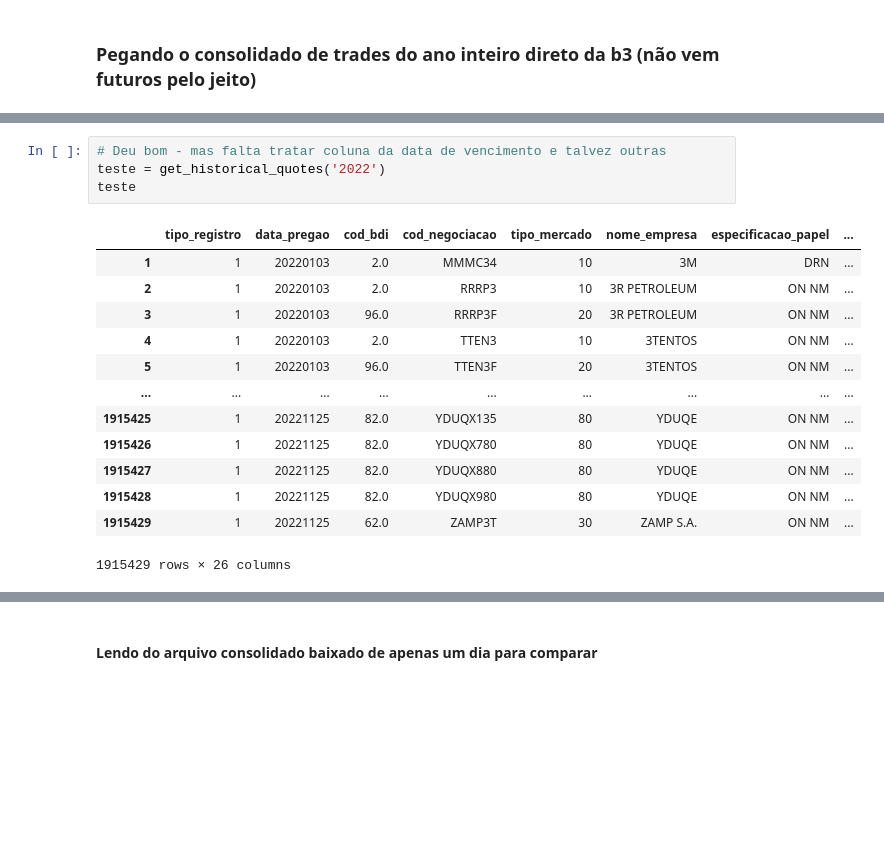
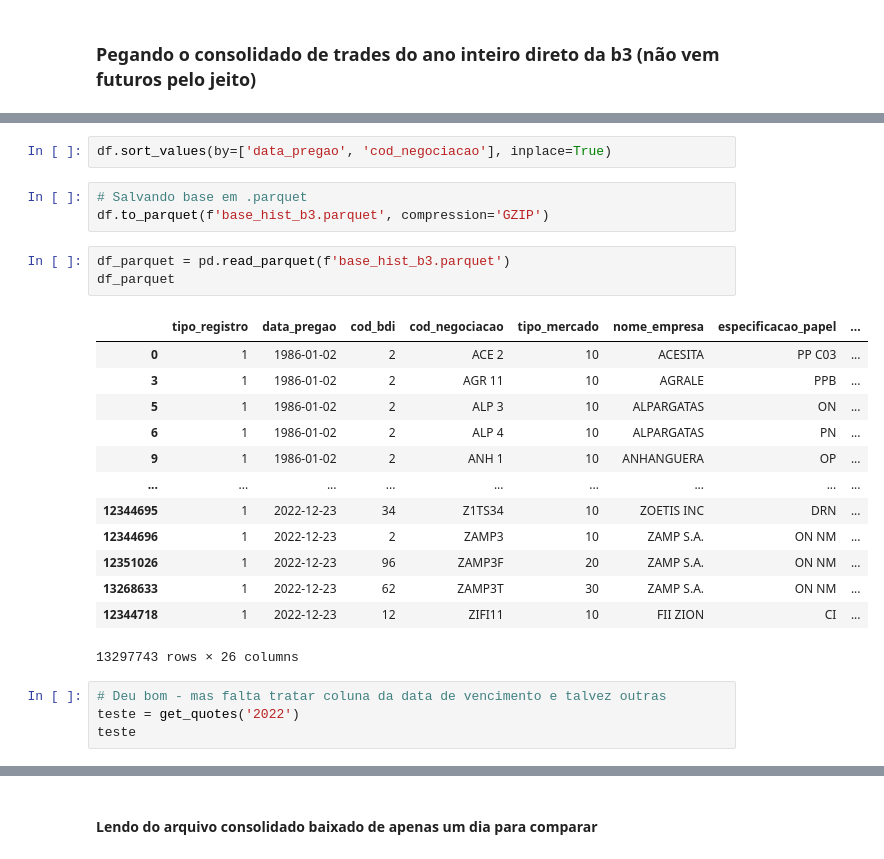
Before and after one commit to k-marcelino/B3, a Jupyter notebook: cotacoeshistoricas_b3/historical_quotes.ipynb, the cells around one changed output, grey strips where cells are left out. Saved outputs shown, nothing was run; the diff lists cells and outputs as text; blank space fills up the shorter version.

```diff
--- a/cotacoeshistoricas_b3/historical_quotes.ipynb
+++ b/cotacoeshistoricas_b3/historical_quotes.ipynb
@@ -29,21 +93,29 @@ def get_historical_quotes(year):
+# %%
+df.sort_values(by=['data_pregao', 'cod_negociacao'], inplace=True)
+# %%
+# Salvando base em .parquet
+df.to_parquet(f'base_hist_b3.parquet', compression='GZIP')
+# %%
+df_parquet = pd.read_parquet(f'base_hist_b3.parquet')
+df_parquet
+# %% [output]
+|  | tipo_registro | data_pregao | cod_bdi | cod_negociacao | tipo_mercado | nome_empresa | especificacao_papel | ... |
+| 0 | 1 | 1986-01-02 | 2 | ACE 2 | 10 | ACESITA | PP C03 | ... |
+| 3 | 1 | 1986-01-02 | 2 | AGR 11 | 10 | AGRALE | PPB | ... |
+| 5 | 1 | 1986-01-02 | 2 | ALP 3 | 10 | ALPARGATAS | ON | ... |
+| 6 | 1 | 1986-01-02 | 2 | ALP 4 | 10 | ALPARGATAS | PN | ... |
+| 9 | 1 | 1986-01-02 | 2 | ANH 1 | 10 | ANHANGUERA | OP | ... |
+| ... | ... | ... | ... | ... | ... | ... | ... | ... |
+| 12344695 | 1 | 2022-12-23 | 34 | Z1TS34 | 10 | ZOETIS INC | DRN | ... |
+| 12344696 | 1 | 2022-12-23 | 2 | ZAMP3 | 10 | ZAMP S.A. | ON NM | ... |
+| 12351026 | 1 | 2022-12-23 | 96 | ZAMP3F | 20 | ZAMP S.A. | ON NM | ... |
+| 13268633 | 1 | 2022-12-23 | 62 | ZAMP3T | 30 | ZAMP S.A. | ON NM | ... |
+| 12344718 | 1 | 2022-12-23 | 12 | ZIFI11 | 10 | FII ZION | CI | ... |
+13297743 rows × 26 columns
 # %%
 # Deu bom - mas falta tratar coluna da data de vencimento e talvez outras
-teste = get_historical_quotes('2022')
+teste = get_quotes('2022')
 teste
-# %% [output]
-|  | tipo_registro | data_pregao | cod_bdi | cod_negociacao | tipo_mercado | nome_empresa | especificacao_papel | ... |
-| 1 | 1 | 20220103 | 2.0 | MMMC34 | 10 | 3M | DRN | ... |
-| 2 | 1 | 20220103 | 2.0 | RRRP3 | 10 | 3R PETROLEUM | ON NM | ... |
-| 3 | 1 | 20220103 | 96.0 | RRRP3F | 20 | 3R PETROLEUM | ON NM | ... |
-| 4 | 1 | 20220103 | 2.0 | TTEN3 | 10 | 3TENTOS | ON NM | ... |
-| 5 | 1 | 20220103 | 96.0 | TTEN3F | 20 | 3TENTOS | ON NM | ... |
-| ... | ... | ... | ... | ... | ... | ... | ... | ... |
-| 1915425 | 1 | 20221125 | 82.0 | YDUQX135 | 80 | YDUQE | ON NM | ... |
-| 1915426 | 1 | 20221125 | 82.0 | YDUQX780 | 80 | YDUQE | ON NM | ... |
-| 1915427 | 1 | 20221125 | 82.0 | YDUQX880 | 80 | YDUQE | ON NM | ... |
-| 1915428 | 1 | 20221125 | 82.0 | YDUQX980 | 80 | YDUQE | ON NM | ... |
-| 1915429 | 1 | 20221125 | 62.0 | ZAMP3T | 30 | ZAMP S.A. | ON NM | ... |
-1915429 rows × 26 columns
 # %%
 # Aqui não tem futuros
 teste[teste['cod_negociacao'].str.contains('DI1', case=False)]
```
Also changed, not shown: parts of 8 cells of this notebook, 2 other files.
